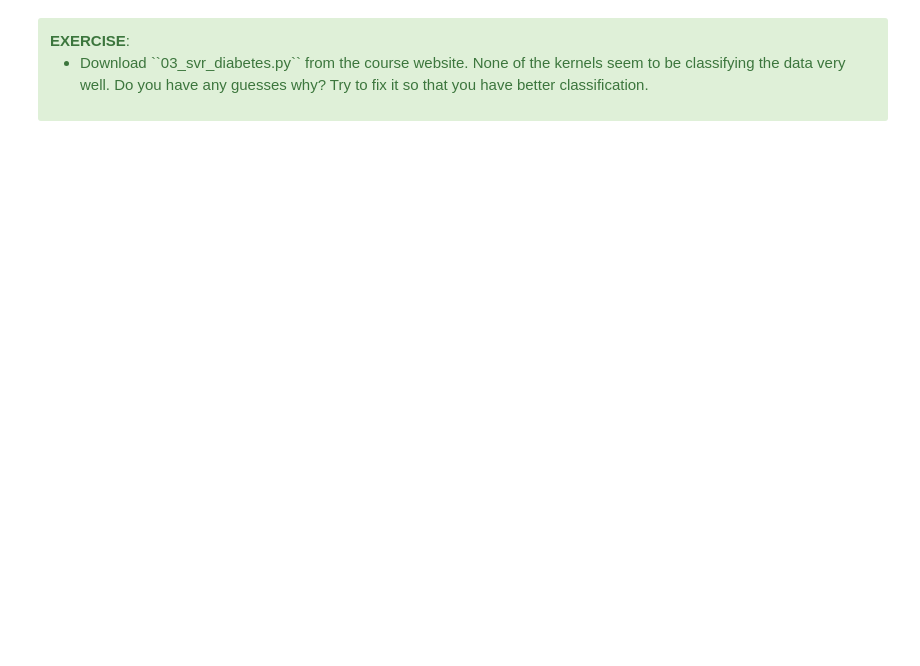
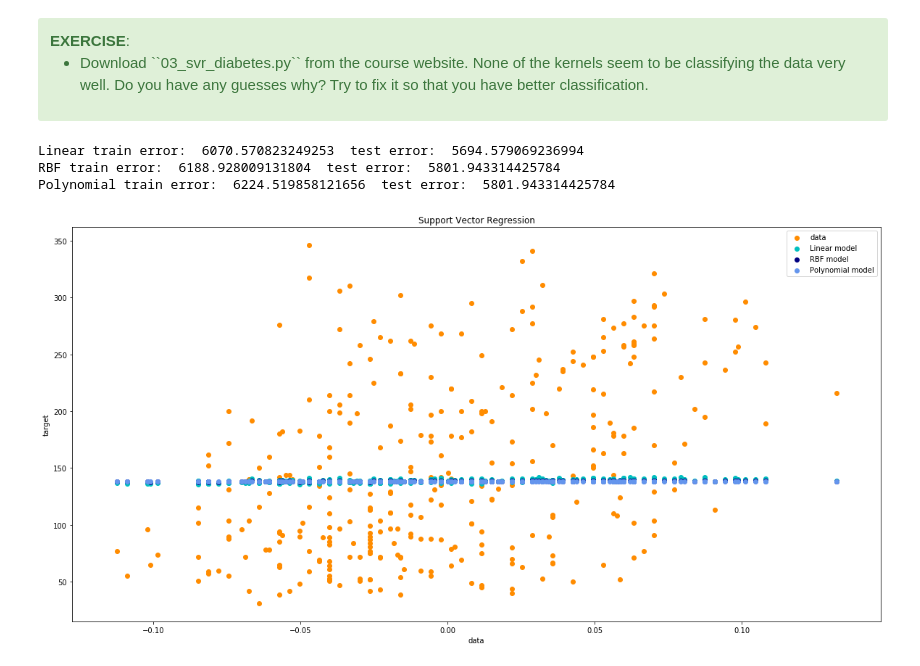
Before and after one commit to d9w/computational_intelligence, a Jupyter notebook: notebooks/10 Support Vector Machines.ipynb, the cells around one changed output. Drawn from its saved outputs; the diff is of its cells as text; code cells hidden in the pictures; blank space fills up the shorter version.

```diff
--- a/notebooks/10 Support Vector Machines.ipynb
+++ b/notebooks/10 Support Vector Machines.ipynb
@@ -151,0 +178,50 @@ plt.show()
+# %%
+# %load exercises/03_svr_diabetes.py
+import numpy as np
+from sklearn.svm import SVR
+import matplotlib.pyplot as plt
+from sklearn import datasets, linear_model
+from sklearn.metrics import mean_squared_error, r2_score
+from sklearn.model_selection import train_test_split
+
+diabetes = datasets.load_diabetes()
+feature = 3
+
+X = diabetes.data
+y = diabetes.target
+
+X_train, X_test, y_train, y_test = train_test_split(X, y,
+                                                    test_size=0.25,
+                                                    random_state=1234)
+# Fit regression model
+svr_lin = SVR(kernel='linear')
+svr_rbf = SVR(kernel='rbf', gamma=0.1)
+svr_poly = SVR(kernel='poly', degree=2)
+y_lin = svr_lin.fit(X_train, y_train).predict(X_train)
+y_rbf = svr_rbf.fit(X_train, y_train).predict(X_train)
+y_poly = svr_poly.fit(X_train, y_train).predict(X_train)
+
+print("Linear train error: ", mean_squared_error(y_train, y_lin),
+      " test error: ", mean_squared_error(y_test, svr_lin.predict(X_test)))
+
+print("RBF train error: ", mean_squared_error(y_train, y_rbf),
+      " test error: ", mean_squared_error(y_test, svr_rbf.predict(X_test)))
+
+print("Polynomial train error: ", mean_squared_error(y_train, y_poly),
+      " test error: ", mean_squared_error(y_test, svr_rbf.predict(X_test)))
+
+plt.figure(figsize=(20,10))
+plt.scatter(X_train[:, feature], y_train, color='darkorange', label='data')
+plt.scatter(X_train[:, feature], y_lin, color='c', label='Linear model')
+plt.scatter(X_train[:, feature], y_rbf, color='navy', label='RBF model')
+plt.scatter(X_train[:, feature], y_poly, color='cornflowerblue', label='Polynomial model')
+plt.xlabel('data')
+plt.ylabel('target')
+plt.title('Support Vector Regression')
+plt.legend()
+plt.show()
+# %% [output]
+Linear train error:  6070.570823249253  test error:  5694.579069236994
+RBF train error:  6188.928009131804  test error:  5801.943314425784
+Polynomial train error:  6224.519858121656  test error:  5801.943314425784
+[figure, added]
```
Also changed, not shown: parts of 15 cells of this notebook, 1 other file.
